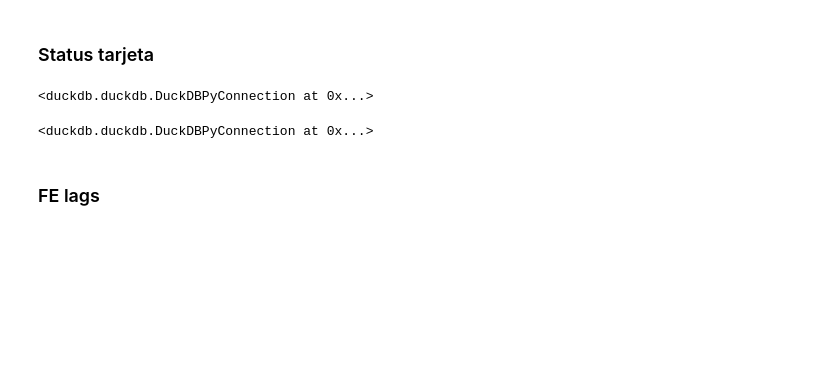
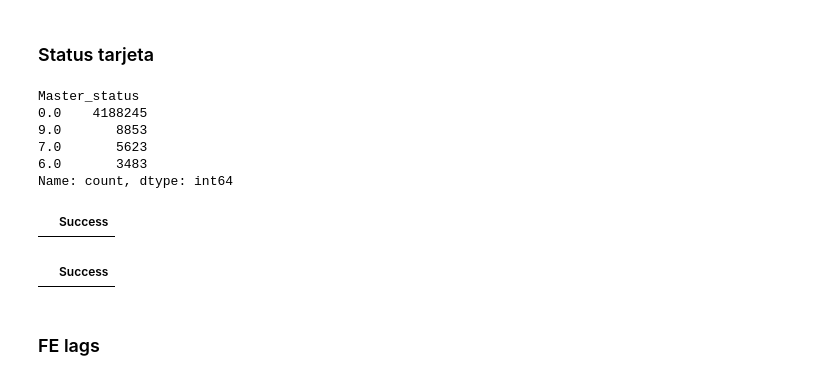
Before and after one commit to N-Alba-DS/dmeyf2024, a Jupyter notebook: Modelos/main_scripts/Modelo_2.ipynb, the cells around one changed output. Drawn from its saved outputs; the diff is of its cells as text; code cells hidden in the pictures; blank space fills up the shorter version.

```diff
--- a/Modelos/main_scripts/Modelo_2.ipynb
+++ b/Modelos/main_scripts/Modelo_2.ipynb
@@ -18,4 +16,4 @@ df_train = pd.read_csv(r"C:\Users\Admin\Documents\1_Notebook\1_Estudio\1_UBA_Mae
 # %% [markdown]
 # Feature Engineering
 # %%
-aver = pd.read_parquet(r"C:\Users\Admin\Documents\1_Notebook\1_Estudio\1_UBA_Maestria_DS\1_Especializacion\1_Segundo_Semestre\DMEyF\datasets\competencia_2\competencia_02_f_e_lags_clase_ternaria.parquet")
+df_train = pd.read_parquet(r"C:\Users\Admin\Downloads\datasets_competencia_02_ct.parquet")
@@ -57,32 +59,45 @@ lista_feature = ['active_quarter','mrentabilidad','mrentabilidad_annual','mcuent
 # df_train['t_consumo_total'] = df_train['Master_mconsumototal'].fillna(0) + df_train['Visa_mconsumototal'].fillna(0)
 # %% [markdown]
 ### Status tarjeta
+# %%
+df_train['Master_status'].value_counts()
+# %% [output]
+Master_status
+0.0    4188245
+9.0       8853
+7.0       5623
+6.0       3483
+Name: count, dtype: int64
 # %%
-con.execute('''
+%%sql
+
+
 create or replace table df_train as
 select
     *,
-    (case when visa_status = 0 then True end) as T_Visa_normal,
+    (case when Visa_status = 0 then True end) as T_Visa_normal,
     (case when Master_status = 0 then True end) as T_Master_normal
-from df_train''')
+from df_train;
 
 
-con.execute(''' create or replace table df_train as
-            select *,
-            CASE
-            WHEN visa_status = 6 then 1
-            WHEN visa_status = 7 then 2
-            WHEN visa_status = 8 then 3
-            ELSE NULL
-            END as Visa_status,
-            from df_train''')
+create or replace table df_train as
+        select *,
+        CASE
+        WHEN Visa_status = 6 then 1
+        WHEN Visa_status = 7 then 2
+        WHEN Visa_status = 8 then 3
+        ELSE NULL
+        END as Visa_status
+        from df_train;
 # %% [output]
-<duckdb.duckdb.DuckDBPyConnection at 0x...>
+|  | Success |
 # %%
-con.execute('''alter table df_train drop column visa_status''')
-con.execute('''alter table df_train drop column Master_status''')
+%%sql
+
+alter table df_train drop column visa_status;
+alter table df_train drop column Master_status;
 # %% [output]
-<duckdb.duckdb.DuckDBPyConnection at 0x...>
+|  | Success |
 # %%
 # df_train['T_Visa_normal'] = df_train['Visa_status'] == 0
 
```
Also changed, not shown: parts of 7 cells of this notebook, 2 other files.
